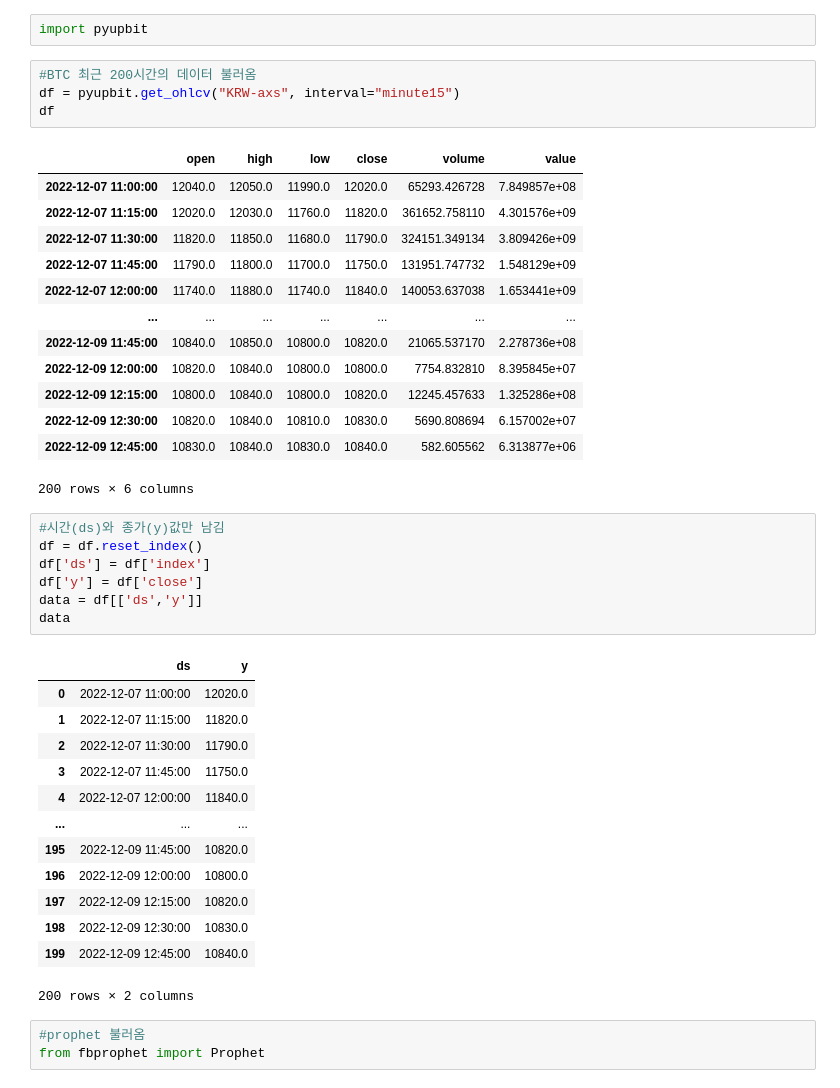
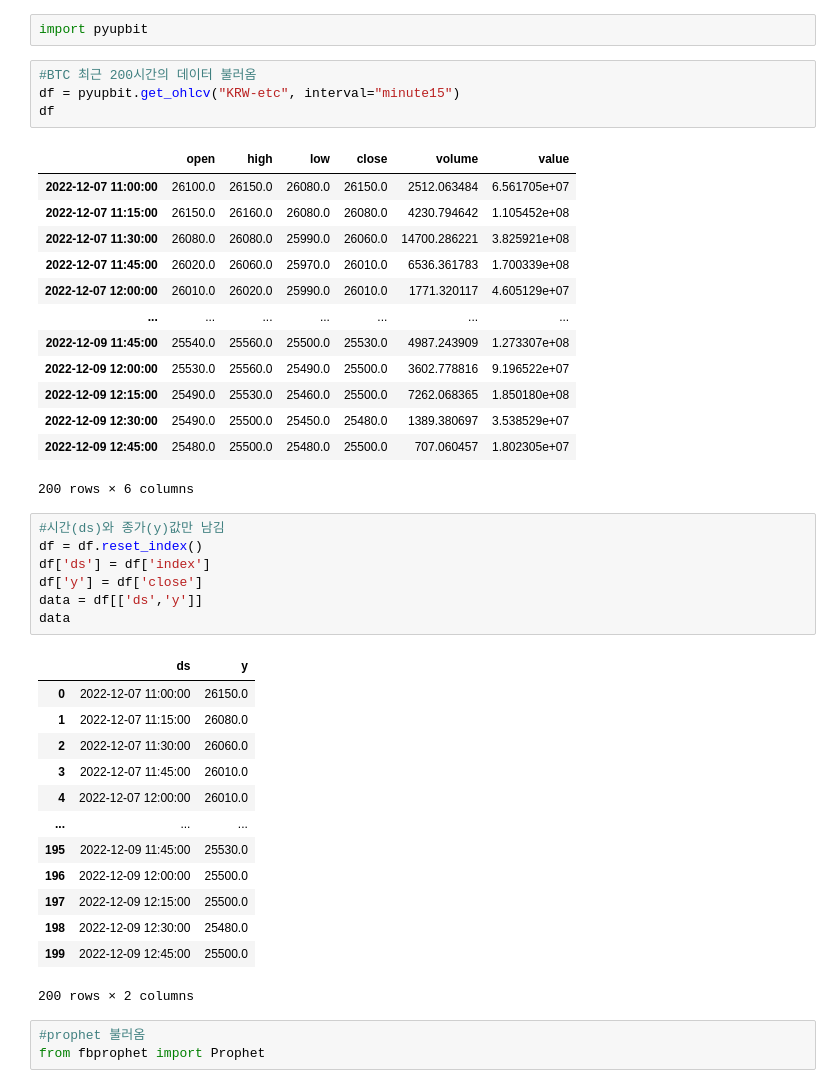
Before and after one commit to kimdongha723/kdh723, a Jupyter notebook: BTC_predict.ipynb, the cells around one changed output. Saved outputs shown, nothing was run; the diff lists cells and outputs as text.

```diff
--- a/BTC_predict.ipynb
+++ b/BTC_predict.ipynb
@@ -47,21 +47,21 @@ Successfully installed cmdstanpy-0.9.5 fbprophet-0.7.1
 import pyupbit
 # %%
 #BTC 최근 200시간의 데이터 불러옴
-df = pyupbit.get_ohlcv("KRW-axs", interval="minute15")
+df = pyupbit.get_ohlcv("KRW-etc", interval="minute15")
 df
 # %% [output]
 |  | open | high | low | close | volume | value |
-| 2022-12-07 11:00:00 | 12040.0 | 12050.0 | 11990.0 | 12020.0 | 65293.426728 | 7.849857e+08 |
-| 2022-12-07 11:15:00 | 12020.0 | 12030.0 | 11760.0 | 11820.0 | 361652.758110 | 4.301576e+09 |
-| 2022-12-07 11:30:00 | 11820.0 | 11850.0 | 11680.0 | 11790.0 | 324151.349134 | 3.809426e+09 |
-| 2022-12-07 11:45:00 | 11790.0 | 11800.0 | 11700.0 | 11750.0 | 131951.747732 | 1.548129e+09 |
-| 2022-12-07 12:00:00 | 11740.0 | 11880.0 | 11740.0 | 11840.0 | 140053.637038 | 1.653441e+09 |
+| 2022-12-07 11:00:00 | 26100.0 | 26150.0 | 26080.0 | 26150.0 | 2512.063484 | 6.561705e+07 |
+| 2022-12-07 11:15:00 | 26150.0 | 26160.0 | 26080.0 | 26080.0 | 4230.794642 | 1.105452e+08 |
+| 2022-12-07 11:30:00 | 26080.0 | 26080.0 | 25990.0 | 26060.0 | 14700.286221 | 3.825921e+08 |
+| 2022-12-07 11:45:00 | 26020.0 | 26060.0 | 25970.0 | 26010.0 | 6536.361783 | 1.700339e+08 |
+| 2022-12-07 12:00:00 | 26010.0 | 26020.0 | 25990.0 | 26010.0 | 1771.320117 | 4.605129e+07 |
 | ... | ... | ... | ... | ... | ... | ... |
-| 2022-12-09 11:45:00 | 10840.0 | 10850.0 | 10800.0 | 10820.0 | 21065.537170 | 2.278736e+08 |
-| 2022-12-09 12:00:00 | 10820.0 | 10840.0 | 10800.0 | 10800.0 | 7754.832810 | 8.395845e+07 |
-| 2022-12-09 12:15:00 | 10800.0 | 10840.0 | 10800.0 | 10820.0 | 12245.457633 | 1.325286e+08 |
-| 2022-12-09 12:30:00 | 10820.0 | 10840.0 | 10810.0 | 10830.0 | 5690.808694 | 6.157002e+07 |
-| 2022-12-09 12:45:00 | 10830.0 | 10840.0 | 10830.0 | 10840.0 | 582.605562 | 6.313877e+06 |
+| 2022-12-09 11:45:00 | 25540.0 | 25560.0 | 25500.0 | 25530.0 | 4987.243909 | 1.273307e+08 |
+| 2022-12-09 12:00:00 | 25530.0 | 25560.0 | 25490.0 | 25500.0 | 3602.778816 | 9.196522e+07 |
+| 2022-12-09 12:15:00 | 25490.0 | 25530.0 | 25460.0 | 25500.0 | 7262.068365 | 1.850180e+08 |
+| 2022-12-09 12:30:00 | 25490.0 | 25500.0 | 25450.0 | 25480.0 | 1389.380697 | 3.538529e+07 |
+| 2022-12-09 12:45:00 | 25480.0 | 25500.0 | 25480.0 | 25500.0 | 707.060457 | 1.802305e+07 |
 200 rows × 6 columns
 # %%
 #시간(ds)와 종가(y)값만 남김
@@ -72,17 +72,17 @@ data = df[['ds','y']]
 data
 # %% [output]
 |  | ds | y |
-| 0 | 2022-12-07 11:00:00 | 12020.0 |
-| 1 | 2022-12-07 11:15:00 | 11820.0 |
-| 2 | 2022-12-07 11:30:00 | 11790.0 |
-| 3 | 2022-12-07 11:45:00 | 11750.0 |
-| 4 | 2022-12-07 12:00:00 | 11840.0 |
+| 0 | 2022-12-07 11:00:00 | 26150.0 |
+| 1 | 2022-12-07 11:15:00 | 26080.0 |
+| 2 | 2022-12-07 11:30:00 | 26060.0 |
+| 3 | 2022-12-07 11:45:00 | 26010.0 |
+| 4 | 2022-12-07 12:00:00 | 26010.0 |
 | ... | ... | ... |
-| 195 | 2022-12-09 11:45:00 | 10820.0 |
-| 196 | 2022-12-09 12:00:00 | 10800.0 |
-| 197 | 2022-12-09 12:15:00 | 10820.0 |
-| 198 | 2022-12-09 12:30:00 | 10830.0 |
-| 199 | 2022-12-09 12:45:00 | 10840.0 |
+| 195 | 2022-12-09 11:45:00 | 25530.0 |
+| 196 | 2022-12-09 12:00:00 | 25500.0 |
+| 197 | 2022-12-09 12:15:00 | 25500.0 |
+| 198 | 2022-12-09 12:30:00 | 25480.0 |
+| 199 | 2022-12-09 12:45:00 | 25500.0 |
 200 rows × 2 columns
 # %%
 #prophet 불러옴
```
Also changed, not shown: parts of 2 cells of this notebook.
